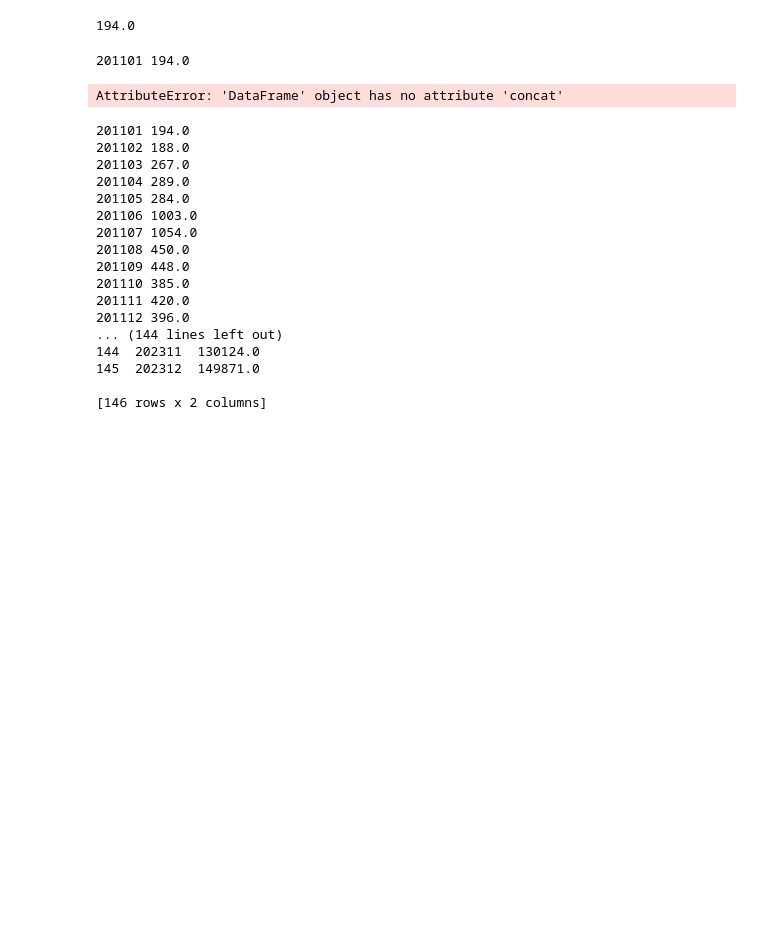
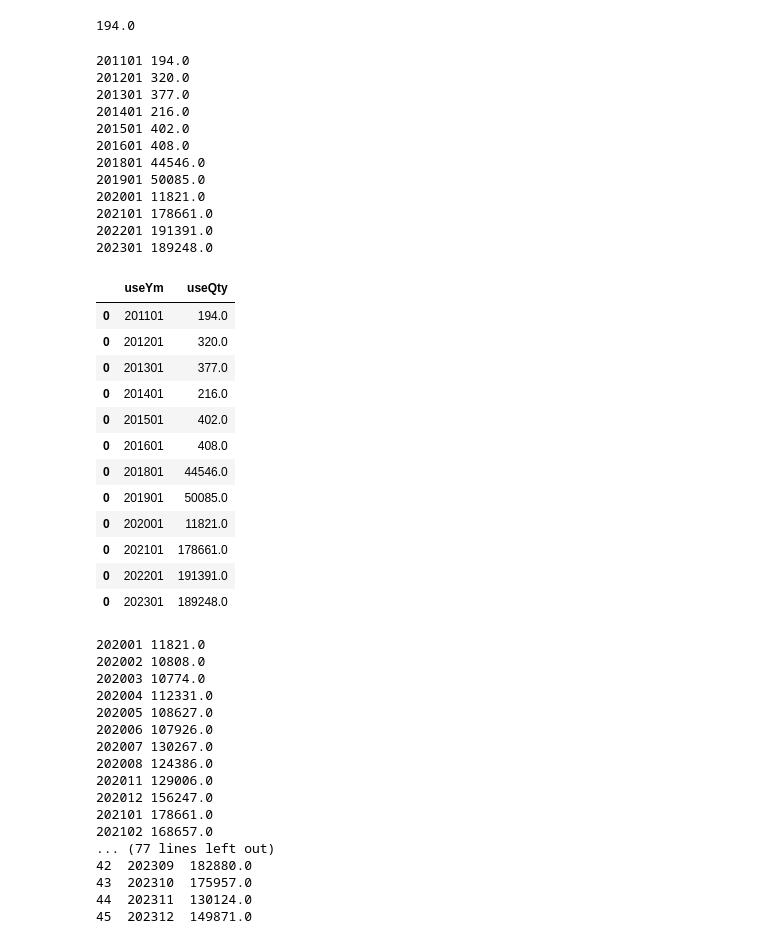
Before and after one commit to zeenoo11/Project_LivingLab, a Jupyter notebook: Projects/A01_KNU_ElecGas_API.ipynb, the cells around one changed output. Saved outputs shown, nothing was run; the diff lists cells and outputs as text; code cells hidden in the pictures; blank space fills up the shorter version.

```diff
--- a/Projects/A01_KNU_ElecGas_API.ipynb
+++ b/Projects/A01_KNU_ElecGas_API.ipynb
@@ -108,27 +108,50 @@ for item in root.iter('item'):
 # %%
 # 종합
 import pandas as pd
 
 df = pd.DataFrame(columns=['useYm', 'useQty'])
 
 for year in range(2011, 2024):
     for month in range(1, 13):
         useYm = f'{year}{month:02d}'
         url = f'http://apis.data.go.kr/1611000/BldEngyService/getBeElctyUsgInfo?sigunguCd=27230&bjdongCd=11100&bun=1370&ji=0001&useYm={useYm}&ServiceKey=HcemfTODn25HOfvMHgFXSX%2BwwiGPX7McdKfXb09VzlvlBo3vmSQcwOx0oybt2SYSTUMa0TdDoe1nIOy7MeYdbg%3D%3D'
         response = requests.get(url)
         data = response.text
         root = ET.fromstring(data)
         for item in root.iter('item'):
             for child in item:
                 if child.tag == 'useQty':
                     print(useYm, child.text)
-                    df = df.concat(pd.DataFrame({'useYm': [useYm], 'useQty': [child.text]}))
+                    df = pd.concat([df, pd.DataFrame({'useYm': [useYm], 'useQty': [child.text]})])
         break
 
 df
 # %% [output]
 201101 194.0
+201201 320.0
+201301 377.0
+201401 216.0
+201501 402.0
+201601 408.0
+201801 44546.0
+201901 50085.0
+202001 11821.0
+202101 178661.0
+202201 191391.0
+202301 189248.0
-AttributeError: 'DataFrame' object has no attribute 'concat'
+|  | useYm | useQty |
+| 0 | 201101 | 194.0 |
+| 0 | 201201 | 320.0 |
+| 0 | 201301 | 377.0 |
+| 0 | 201401 | 216.0 |
+| 0 | 201501 | 402.0 |
+| 0 | 201601 | 408.0 |
+| 0 | 201801 | 44546.0 |
+| 0 | 201901 | 50085.0 |
+| 0 | 202001 | 11821.0 |
+| 0 | 202101 | 178661.0 |
+| 0 | 202201 | 191391.0 |
+| 0 | 202301 | 189248.0 |
 # %%
 new_data = pd.DataFrame({'useYm': ['202201', '202202'], 'useQty': [100, 200]})
 df = pd.concat([df, new_data], ignore_index=True)
@@ -139,7 +162,7 @@ import xml.etree.ElementTree as ET
 
 df = pd.DataFrame(columns=['useYm', 'useQty'])
 
-for year in range(2011, 2024):
+for year in range(2020, 2024):
     for month in range(1, 13):
         useYm = f'{year}{month:02d}'
         url = f'http://apis.data.go.kr/1611000/BldEngyService/getBeElctyUsgInfo?sigunguCd=27230&bjdongCd=11100&bun=1370&ji=0001&useYm={useYm}&ServiceKey=HcemfTODn25HOfvMHgFXSX%2BwwiGPX7McdKfXb09VzlvlBo3vmSQcwOx0oybt2SYSTUMa0TdDoe1nIOy7MeYdbg%3D%3D'
@@ -155,22 +178,22 @@ for year in range(2011, 2024):
 
 print(df)
 # %% [output]
-201101 194.0
-201102 188.0
-201103 267.0
-201104 289.0
-201105 284.0
-201106 1003.0
-201107 1054.0
-201108 450.0
-201109 448.0
-201110 385.0
-201111 420.0
-201112 396.0
-... (144 lines left out)
-144  202311  130124.0
-145  202312  149871.0
-
-[146 rows x 2 columns]
+202001 11821.0
+202002 10808.0
+202003 10774.0
+202004 112331.0
+202005 108627.0
+202006 107926.0
+202007 130267.0
+202008 124386.0
+202011 129006.0
+202012 156247.0
+202101 178661.0
+202102 168657.0
+... (77 lines left out)
+42  202309  182880.0
+43  202310  175957.0
+44  202311  130124.0
+45  202312  149871.0
 # %%
 # 202401, 202402 데이터를 조회하여 DataFrame에 추가
```
Also changed, not shown: parts of 2 cells of this notebook, 13 other files.
